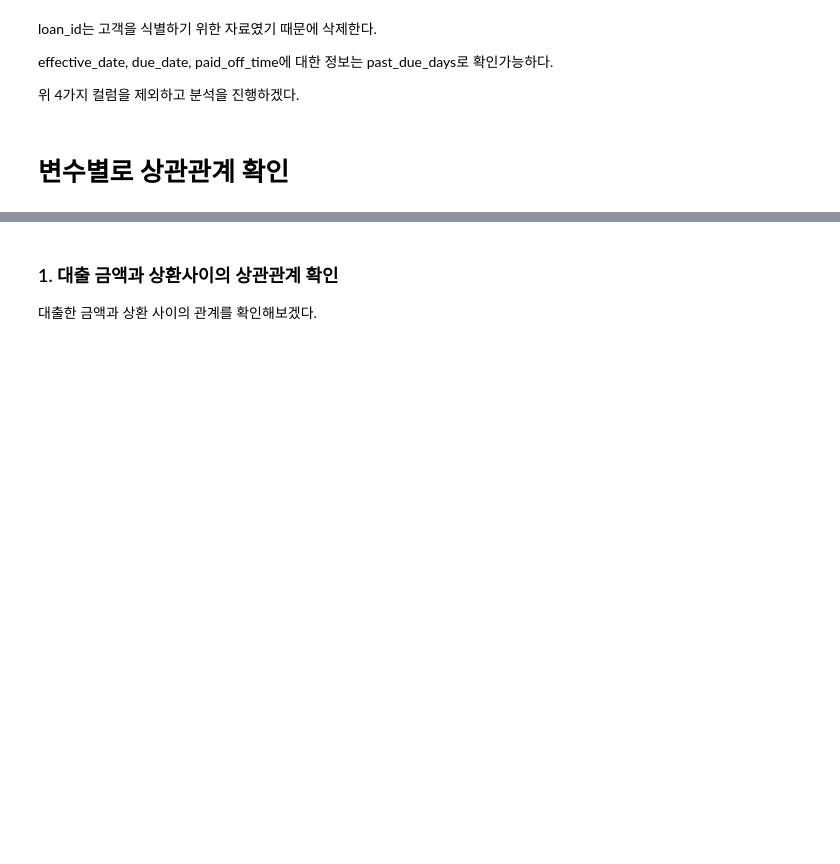
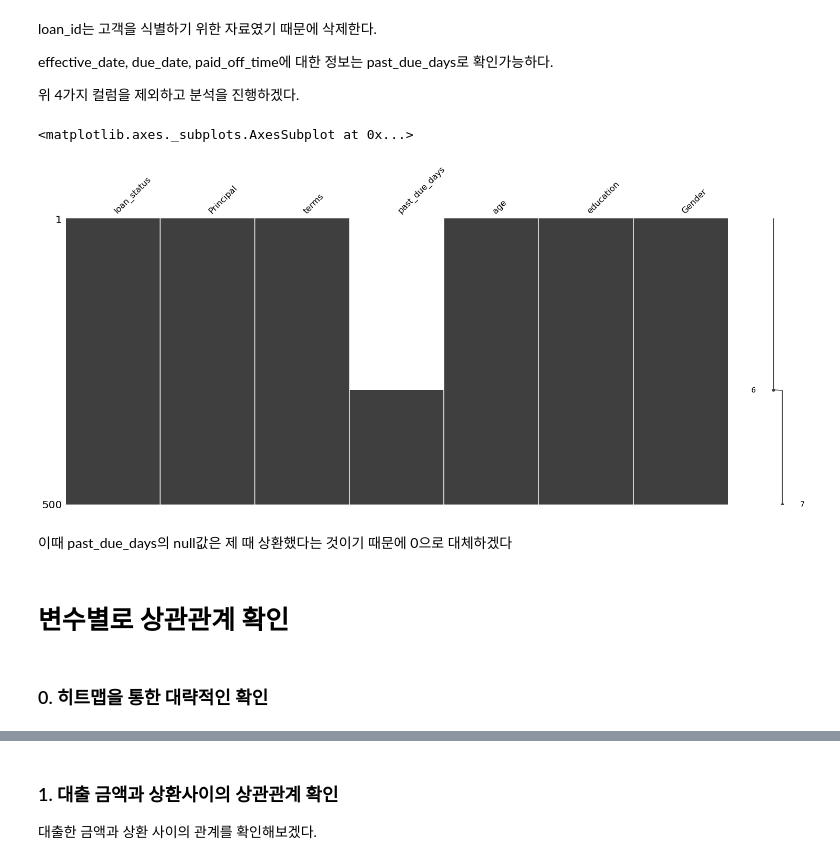
Before and after one commit to codingKYU/Deep-Learning, a Jupyter notebook: kaggle/Titanic/loan/EDA.ipynb, the cells around one changed output, grey strips where cells are left out. Cells and saved outputs as stored; diff of their text form; code cells hidden in the pictures; blank space fills up the shorter version.

```diff
--- a/kaggle/Titanic/loan/EDA.ipynb
+++ b/kaggle/Titanic/loan/EDA.ipynb
@@ -330,3 +330,12 @@ effective_date, due_date, paid_off_time에 대한 정보는 past_due_days로 확
 위 4가지 컬럼을 제외하고 분석을 진행하겠다.
 # %%
 data_1 = data.drop(['Loan_ID','effective_date','due_date','paid_off_time'],axis = 1)
+# %%
+import missingno as msno
+
+msno.matrix(data_1)
+# %% [output]
+<matplotlib.axes._subplots.AxesSubplot at 0x...>
+[figure, added]
+# %% [markdown]
+이때 past_due_days의 null값은 제 때 상환했다는 것이기 때문에 0으로 대체하겠다
@@ -333,2 +344,4 @@ data_1 = data.drop(['Loan_ID','effective_date','due_date','paid_off_time'],axis
 # %% [markdown]
 # 변수별로 상관관계 확인
+# %% [markdown]
+### 0. 히트맵을 통한 대략적인 확인
```
Also changed, not shown: parts of 45 cells of this notebook.
